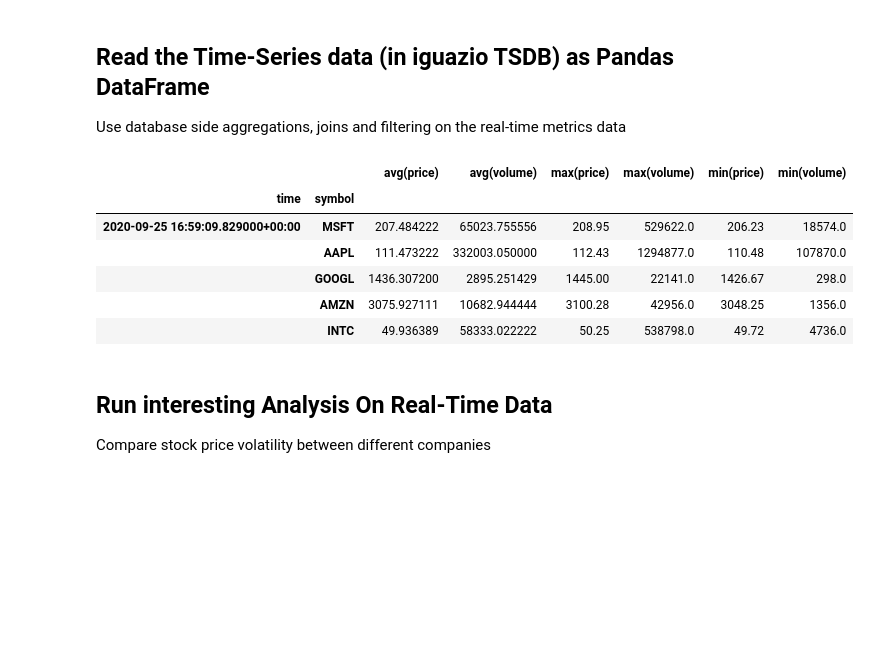
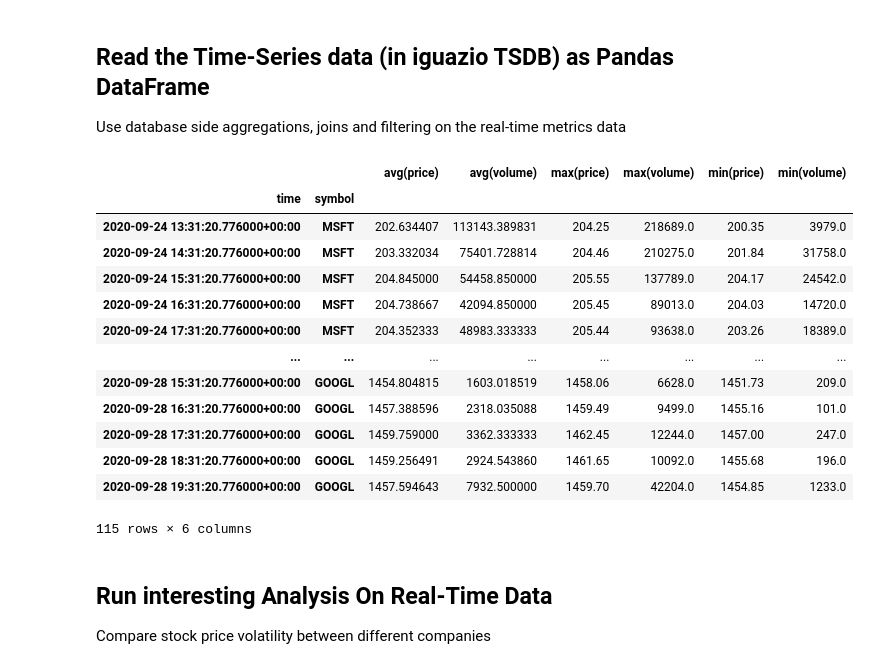
Before and after one commit to mlrun/demo-stocks, a Jupyter notebook: code/05-explore.ipynb, the cells around one changed output. Saved outputs shown, nothing was run; the diff lists cells and outputs as text; code cells hidden in the pictures; blank space fills up the shorter version.

```diff
--- a/code/05-explore.ipynb
+++ b/code/05-explore.ipynb
@@ -59,16 +58,23 @@ Done.
 Use database side aggregations, joins and filtering on the real-time metrics data
 # %%
 # Read Time-Series aggregates from the DB (returned as a data stream, use concat to assemble the frames)
-tsdf = client.read(backend='tsdb', query="select avg(*), max(*), min(*) from 'stocks/stocks_tsdb'", start='now-2d', end='now', multi_index=True)
+tsdf = client.read(backend='tsdb', query="select avg(*), max(*), min(*) from 'stocks/stocks_tsdb'", start='now-5d', step='1h', end='now', multi_index=True)
 tsdf
 # %% [output]
 |  |  | avg(price) | avg(volume) | max(price) | max(volume) | min(price) | min(volume) |
 | time | symbol |  |  |  |  |  |  |
-| 2020-09-25 16:59:09.829000+00:00 | MSFT | 207.484222 | 65023.755556 | 208.95 | 529622.0 | 206.23 | 18574.0 |
-|  | AAPL | 111.473222 | 332003.050000 | 112.43 | 1294877.0 | 110.48 | 107870.0 |
-|  | GOOGL | 1436.307200 | 2895.251429 | 1445.00 | 22141.0 | 1426.67 | 298.0 |
-|  | AMZN | 3075.927111 | 10682.944444 | 3100.28 | 42956.0 | 3048.25 | 1356.0 |
-|  | INTC | 49.936389 | 58333.022222 | 50.25 | 538798.0 | 49.72 | 4736.0 |
+| 2020-09-24 13:31:20.776000+00:00 | MSFT | 202.634407 | 113143.389831 | 204.25 | 218689.0 | 200.35 | 3979.0 |
+| 2020-09-24 14:31:20.776000+00:00 | MSFT | 203.332034 | 75401.728814 | 204.46 | 210275.0 | 201.84 | 31758.0 |
+| 2020-09-24 15:31:20.776000+00:00 | MSFT | 204.845000 | 54458.850000 | 205.55 | 137789.0 | 204.17 | 24542.0 |
+| 2020-09-24 16:31:20.776000+00:00 | MSFT | 204.738667 | 42094.850000 | 205.45 | 89013.0 | 204.03 | 14720.0 |
+| 2020-09-24 17:31:20.776000+00:00 | MSFT | 204.352333 | 48983.333333 | 205.44 | 93638.0 | 203.26 | 18389.0 |
+| ... | ... | ... | ... | ... | ... | ... | ... |
+| 2020-09-28 15:31:20.776000+00:00 | GOOGL | 1454.804815 | 1603.018519 | 1458.06 | 6628.0 | 1451.73 | 209.0 |
+| 2020-09-28 16:31:20.776000+00:00 | GOOGL | 1457.388596 | 2318.035088 | 1459.49 | 9499.0 | 1455.16 | 101.0 |
+| 2020-09-28 17:31:20.776000+00:00 | GOOGL | 1459.759000 | 3362.333333 | 1462.45 | 12244.0 | 1457.00 | 247.0 |
+| 2020-09-28 18:31:20.776000+00:00 | GOOGL | 1459.256491 | 2924.543860 | 1461.65 | 10092.0 | 1455.68 | 196.0 |
+| 2020-09-28 19:31:20.776000+00:00 | GOOGL | 1457.594643 | 7932.500000 | 1459.70 | 42204.0 | 1454.85 | 1233.0 |
+115 rows × 6 columns
 # %% [markdown]
 ## Run interesting Analysis On Real-Time Data
 Compare stock price volatility between different companies
```
Also changed, not shown: parts of 7 cells of this notebook, 16 other files.
